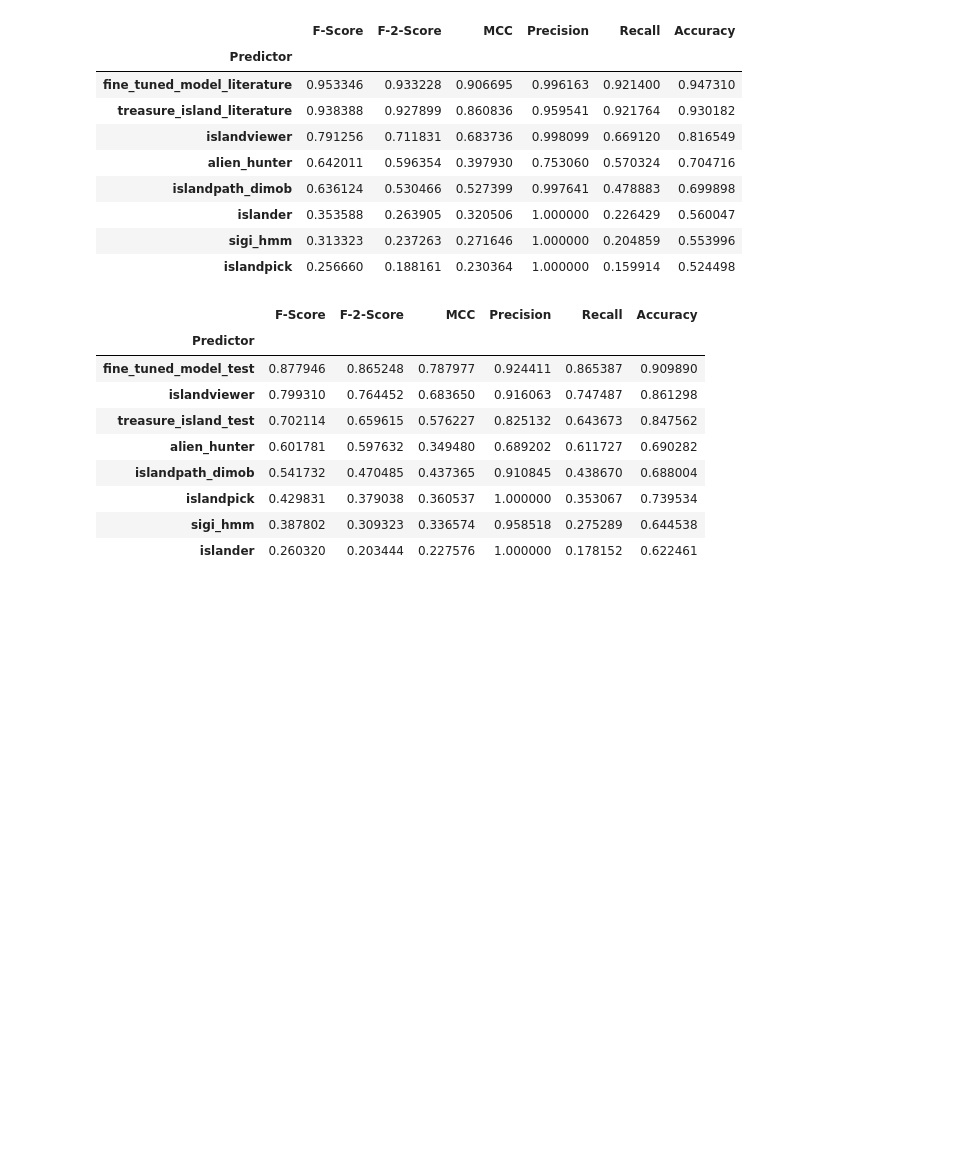
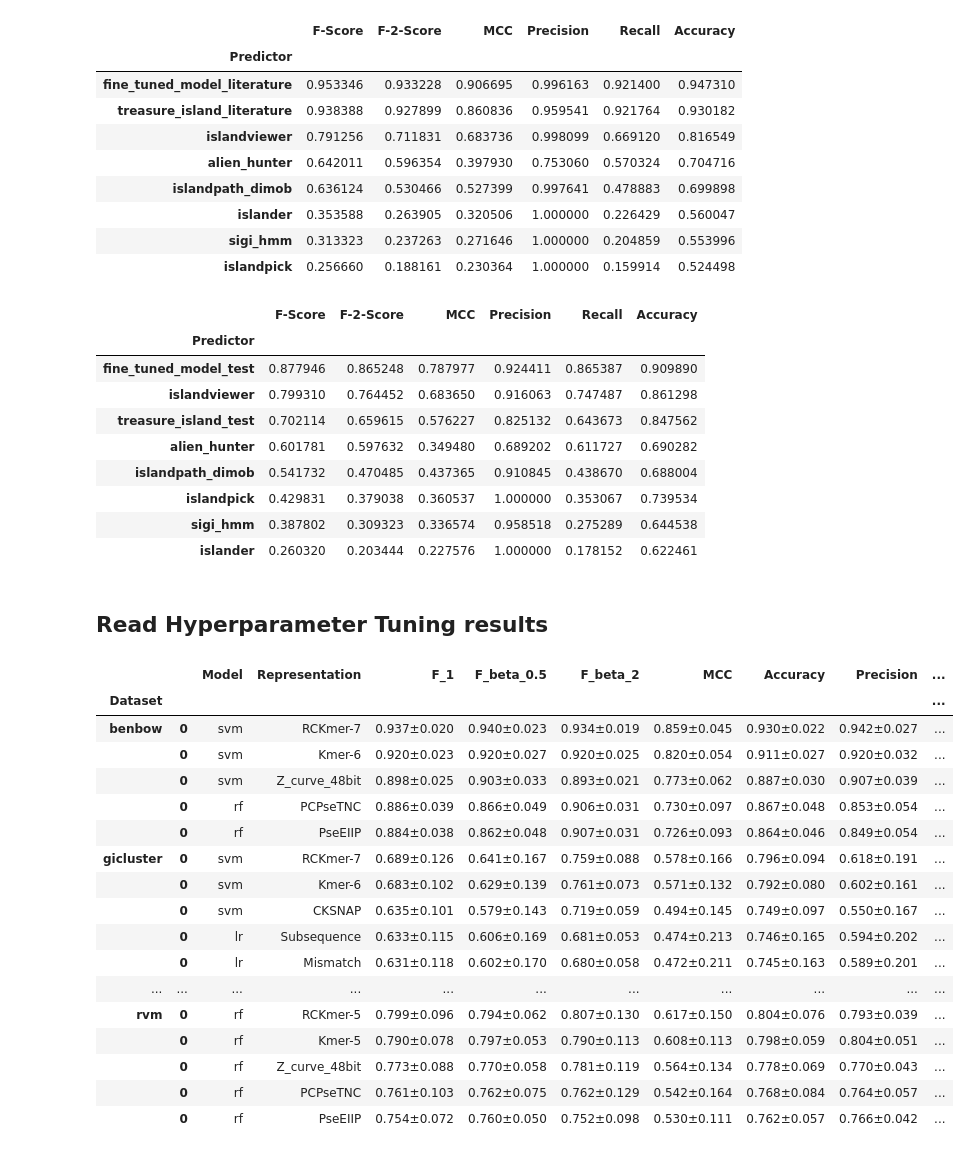
Before and after one commit to andrejw27/genomic-data-representations-for-hgt-detection, a Jupyter notebook: read_results.ipynb, the cells around one changed output. Drawn from its saved outputs; the diff is of its cells as text; code cells hidden in the pictures; blank space fills up the shorter version.

Commit message:
add lines to read hyperparameter tuning results in read_results.ipynb

```diff
--- a/read_results.ipynb
+++ b/read_results.ipynb
@@ -466,3 +467,69 @@ eval_df.groupby('Predictor').mean().sort_values('F-Score', ascending=False)
 | islandpick | 0.429831 | 0.379038 | 0.360537 | 1.000000 | 0.353067 | 0.739534 |
 | sigi_hmm | 0.387802 | 0.309323 | 0.336574 | 0.958518 | 0.275289 | 0.644538 |
 | islander | 0.260320 | 0.203444 | 0.227576 | 1.000000 | 0.178152 | 0.622461 |
+# %% [markdown]
+## Read Hyperparameter Tuning results
+# %%
+#read the cross validation results
+mypath = "outputs/hpo"
+files = [f for f in listdir(mypath) if isfile(join(mypath, f))]
+
+hpo_res = {}
+
+for file in files:
+    key = file.split('.')[0]
+
+    if file.endswith('.pkl'):
+        with open(join(mypath,file),'rb') as f:
+            r = pickle.load(f)
+
+        hpo_res.update({key:r})
+
+eval_metrics = ['F_1','F_beta_2','F_beta_0.5','MCC','Accuracy','Precision','Recall']
+
+results_df = pd.DataFrame()
+
+
+for key in hpo_res:
+    data = key.split('_')[0]
+    model = key.split('_')[1]
+    encoding = '_'.join(key.split('_')[2:])
+
+    best_index = hpo_res[key]['best_index']
+    best_params = hpo_res[key]['best_params']
+    cv_results = hpo_res[key]['cv_results']
+
+    df_columns = ['Dataset','Model','Encoding']
+    df_content = [data,model,encoding]
+
+    for metric in eval_metrics:
+        df_content.extend([cv_results['mean_test_{}'.format(metric)][best_index]])
+        df_content.extend([cv_results['std_test_{}'.format(metric)][best_index]])
+        df_columns.extend(['mean_{}'.format(metric), 'std_{}'.format(metric)])
+
+    results_df = pd.concat([results_df,pd.DataFrame([df_content], columns=df_columns)])
+
+for metric in eval_metrics:
+    results_df['{}'.format(metric)] = results_df.apply(lambda x: '{:.3f}±{:.3f}'.format(x['mean_{}'.format(metric)],x['std_{}'.format(metric)]), axis=1)
+
+results_df = results_df.rename(columns={'Encoding':'Representation'})
+results_df.groupby('Dataset').apply(pd.DataFrame.nlargest, n=5, columns=['mean_F_1'])[['Model','Representation','F_1','F_beta_0.5','F_beta_2','MCC','Accuracy','Precision','Recall']]
+# %% [output]
+|  |  | Model | Representation | F_1 | F_beta_0.5 | F_beta_2 | MCC | Accuracy | Precision | ... |
+| Dataset |  |  |  |  |  |  |  |  |  | ... |
+| benbow | 0 | svm | RCKmer-7 | 0.937±0.020 | 0.940±0.023 | 0.934±0.019 | 0.859±0.045 | 0.930±0.022 | 0.942±0.027 | ... |
+|  | 0 | svm | Kmer-6 | 0.920±0.023 | 0.920±0.027 | 0.920±0.025 | 0.820±0.054 | 0.911±0.027 | 0.920±0.032 | ... |
+|  | 0 | svm | Z_curve_48bit | 0.898±0.025 | 0.903±0.033 | 0.893±0.021 | 0.773±0.062 | 0.887±0.030 | 0.907±0.039 | ... |
+|  | 0 | rf | PCPseTNC | 0.886±0.039 | 0.866±0.049 | 0.906±0.031 | 0.730±0.097 | 0.867±0.048 | 0.853±0.054 | ... |
+|  | 0 | rf | PseEIIP | 0.884±0.038 | 0.862±0.048 | 0.907±0.031 | 0.726±0.093 | 0.864±0.046 | 0.849±0.054 | ... |
+| gicluster | 0 | svm | RCKmer-7 | 0.689±0.126 | 0.641±0.167 | 0.759±0.088 | 0.578±0.166 | 0.796±0.094 | 0.618±0.191 | ... |
+|  | 0 | svm | Kmer-6 | 0.683±0.102 | 0.629±0.139 | 0.761±0.073 | 0.571±0.132 | 0.792±0.080 | 0.602±0.161 | ... |
+|  | 0 | svm | CKSNAP | 0.635±0.101 | 0.579±0.143 | 0.719±0.059 | 0.494±0.145 | 0.749±0.097 | 0.550±0.167 | ... |
+|  | 0 | lr | Subsequence | 0.633±0.115 | 0.606±0.169 | 0.681±0.053 | 0.474±0.213 | 0.746±0.165 | 0.594±0.202 | ... |
+|  | 0 | lr | Mismatch | 0.631±0.118 | 0.602±0.170 | 0.680±0.058 | 0.472±0.211 | 0.745±0.163 | 0.589±0.201 | ... |
+| ... | ... | ... | ... | ... | ... | ... | ... | ... | ... | ... |
+| rvm | 0 | rf | RCKmer-5 | 0.799±0.096 | 0.794±0.062 | 0.807±0.130 | 0.617±0.150 | 0.804±0.076 | 0.793±0.039 | ... |
+|  | 0 | rf | Kmer-5 | 0.790±0.078 | 0.797±0.053 | 0.790±0.113 | 0.608±0.113 | 0.798±0.059 | 0.804±0.051 | ... |
+|  | 0 | rf | Z_curve_48bit | 0.773±0.088 | 0.770±0.058 | 0.781±0.119 | 0.564±0.134 | 0.778±0.069 | 0.770±0.043 | ... |
+|  | 0 | rf | PCPseTNC | 0.761±0.103 | 0.762±0.075 | 0.762±0.129 | 0.542±0.164 | 0.768±0.084 | 0.764±0.057 | ... |
+|  | 0 | rf | PseEIIP | 0.754±0.072 | 0.760±0.050 | 0.752±0.098 | 0.530±0.111 | 0.762±0.057 | 0.766±0.042 | ... |
```
Also changed, not shown: parts of 1 cell of this notebook, 51 other files.
